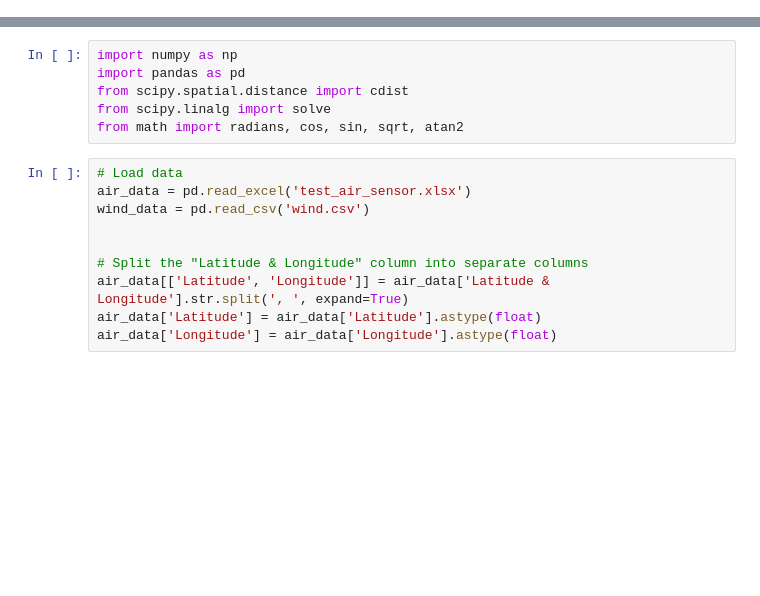
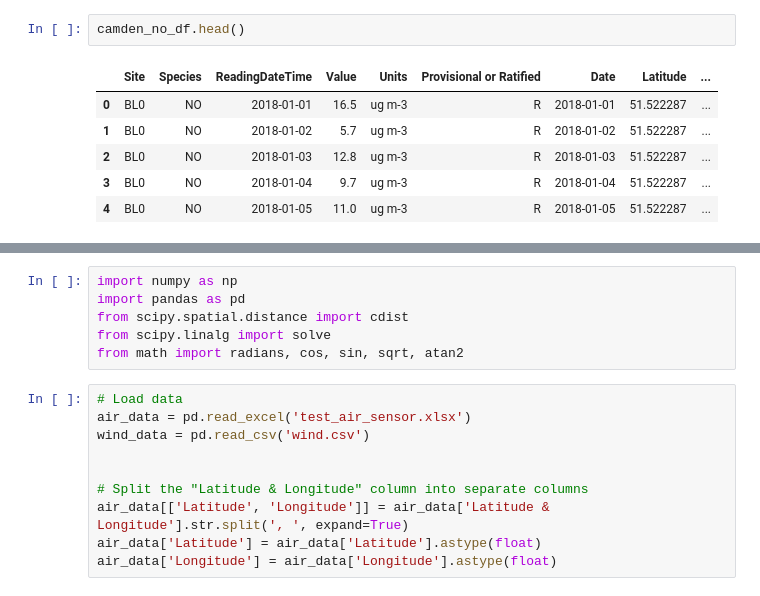
Before and after one commit to Chailllee/MSc_grad_proj, a Jupyter notebook: Kriging/kriging_test.ipynb, the cells around one changed output, grey strips where cells are left out. Saved outputs shown, nothing was run; the diff lists cells and outputs as text; blank space fills up the shorter version.

```diff
--- a/Kriging/kriging_test.ipynb
+++ b/Kriging/kriging_test.ipynb
@@ -2,0 +166,9 @@
+# %%
+camden_no_df.head()
+# %% [output]
+|  | Site | Species | ReadingDateTime | Value | Units | Provisional or Ratified | Date | Latitude | ... |
+| 0 | BL0 | NO | 2018-01-01 | 16.5 | ug m-3 | R | 2018-01-01 | 51.522287 | ... |
+| 1 | BL0 | NO | 2018-01-02 | 5.7 | ug m-3 | R | 2018-01-02 | 51.522287 | ... |
+| 2 | BL0 | NO | 2018-01-03 | 12.8 | ug m-3 | R | 2018-01-03 | 51.522287 | ... |
+| 3 | BL0 | NO | 2018-01-04 | 9.7 | ug m-3 | R | 2018-01-04 | 51.522287 | ... |
+| 4 | BL0 | NO | 2018-01-05 | 11.0 | ug m-3 | R | 2018-01-05 | 51.522287 | ... |
```
Also changed, not shown: parts of 18 cells of this notebook, 2 other files.
